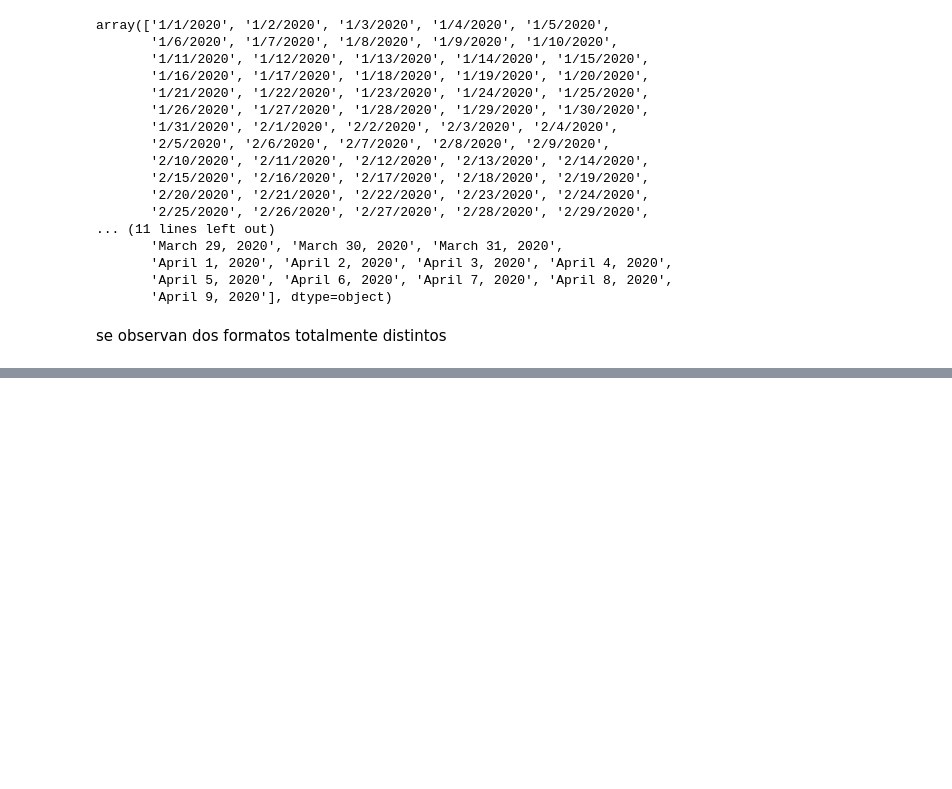
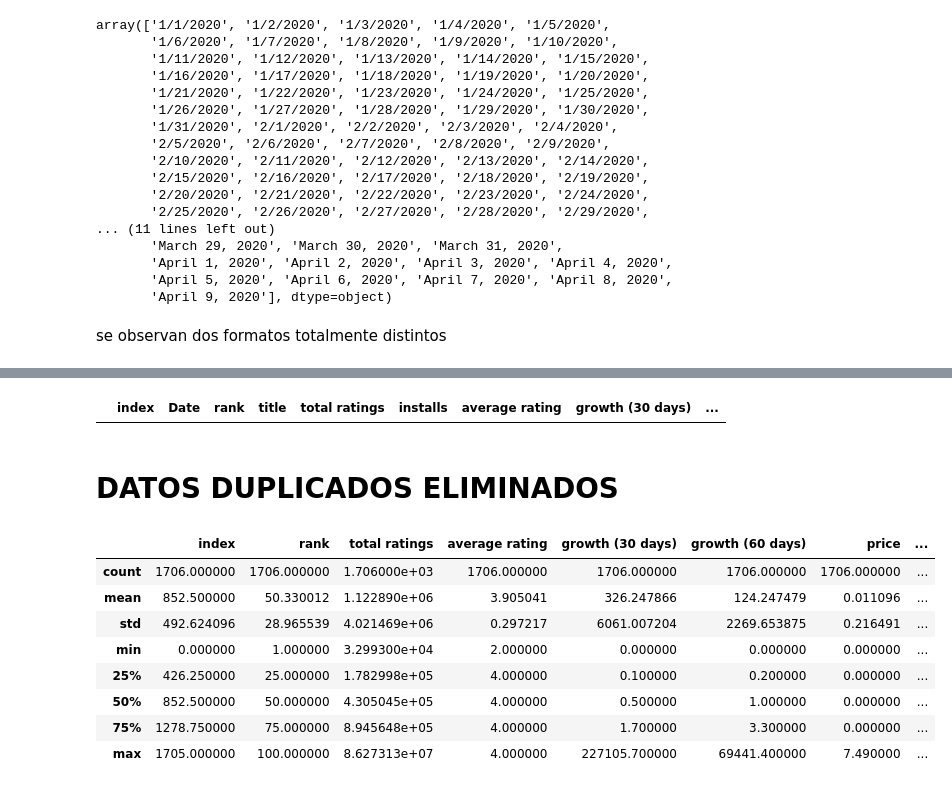
Before and after one commit to jfgesis/Limpieza_de_Datos, a Jupyter notebook: LimpiezaDatos_VideoJuegos.ipynb, the cells around one changed output, grey strips where cells are left out. Cells and saved outputs as stored; diff of their text form; code cells hidden in the pictures; blank space fills up the shorter version.

```diff
--- a/LimpiezaDatos_VideoJuegos.ipynb
+++ b/LimpiezaDatos_VideoJuegos.ipynb
@@ -218,0 +375,25 @@ se observan dos formatos totalmente distintos
+# %%
+top_games = android_games.groupby(['Date','rank','title','total ratings','installs','average rating',
+                                   'growth (30 days)','growth (60 days)','price','category','paid'])[['5 star ratings','4 star ratings',
+                                   '3 star ratings','2 star ratings','1 star ratings']].mean()
+# %%
+top_games.reset_index(inplace=True)
+# %%
+top_games[top_games.duplicated(subset=['Date',	'rank',	'title',	'total ratings', 'category'], keep = False)]
+# %% [output]
+|  | index | Date | rank | title | total ratings | installs | average rating | growth (30 days) | ... |
+# %% [markdown]
+# DATOS DUPLICADOS ELIMINADOS
+# %%
+
+top_games.describe()
+# %% [output]
+|  | index | rank | total ratings | average rating | growth (30 days) | growth (60 days) | price | ... |
+| count | 1706.000000 | 1706.000000 | 1.706000e+03 | 1706.000000 | 1706.000000 | 1706.000000 | 1706.000000 | ... |
+| mean | 852.500000 | 50.330012 | 1.122890e+06 | 3.905041 | 326.247866 | 124.247479 | 0.011096 | ... |
+| std | 492.624096 | 28.965539 | 4.021469e+06 | 0.297217 | 6061.007204 | 2269.653875 | 0.216491 | ... |
+| min | 0.000000 | 1.000000 | 3.299300e+04 | 2.000000 | 0.000000 | 0.000000 | 0.000000 | ... |
+| 25% | 426.250000 | 25.000000 | 1.782998e+05 | 4.000000 | 0.100000 | 0.200000 | 0.000000 | ... |
+| 50% | 852.500000 | 50.000000 | 4.305045e+05 | 4.000000 | 0.500000 | 1.000000 | 0.000000 | ... |
+| 75% | 1278.750000 | 75.000000 | 8.945648e+05 | 4.000000 | 1.700000 | 3.300000 | 0.000000 | ... |
+| max | 1705.000000 | 100.000000 | 8.627313e+07 | 4.000000 | 227105.700000 | 69441.400000 | 7.490000 | ... |
```
Also changed, not shown: parts of 20 cells of this notebook.
